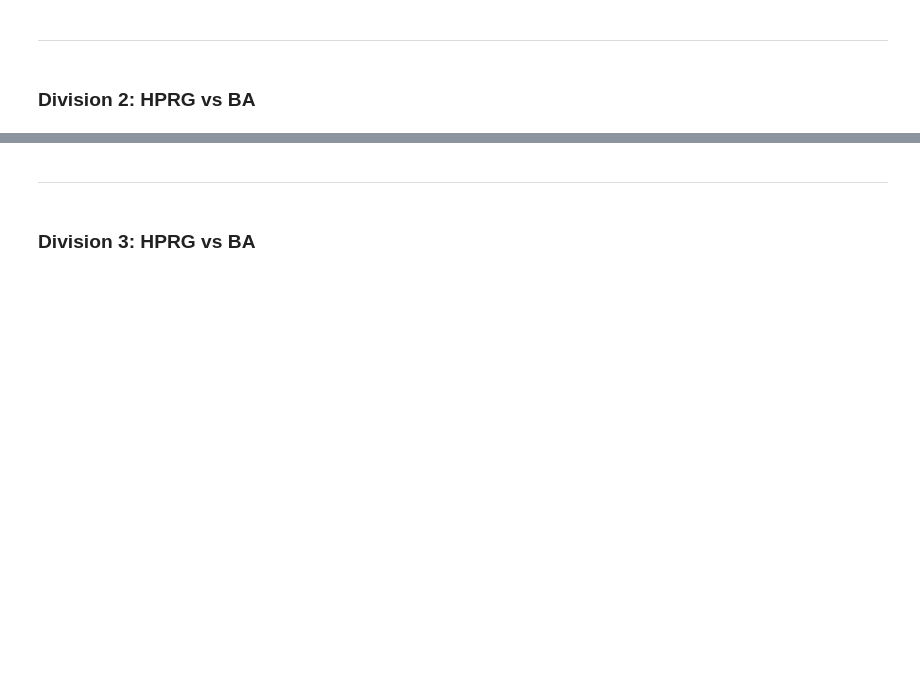
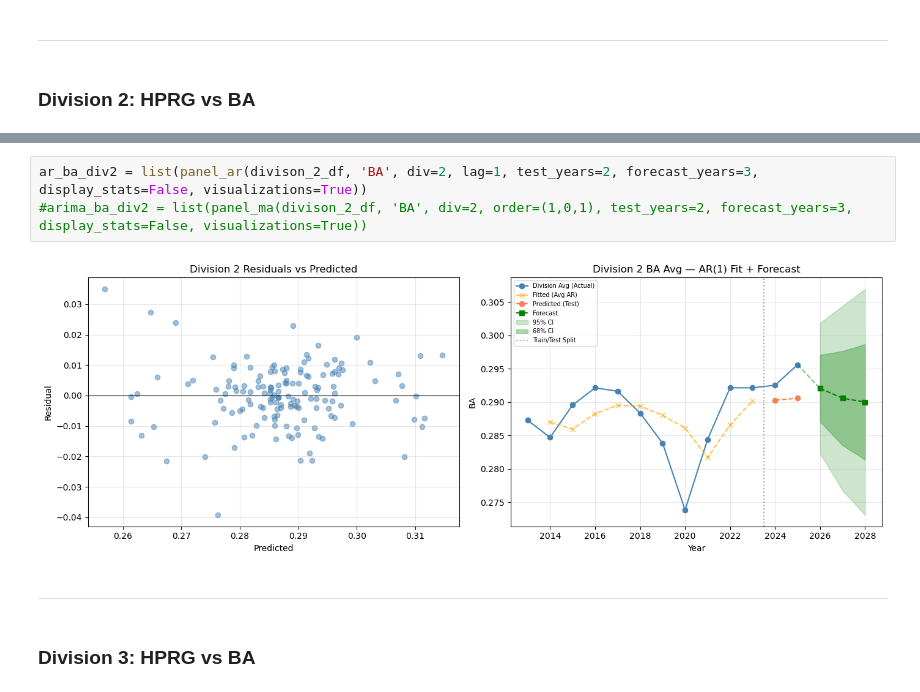
Before and after one commit to jeremym3817/DS4420-BiggsMarino-Final-Project, a Jupyter notebook: Jeremy Marino - DS4420 TimeSeries.ipynb, the cells around one changed output, grey strips where cells are left out. Cells and saved outputs as stored; diff of their text form; blank space fills up the shorter version.

```diff
--- a/Jeremy Marino - DS4420 TimeSeries.ipynb
+++ b/Jeremy Marino - DS4420 TimeSeries.ipynb
@@ -1031,3 +1035,8 @@ ar_ba_div1 = list(panel_ar(divison_1_df, 'BA', div=1, lag=1, test_years=2, forec
+# %%
+ar_ba_div2 = list(panel_ar(divison_2_df, 'BA', div=2, lag=1, test_years=2, forecast_years=3, display_stats=False, visualizations=True))
+#arima_ba_div2 = list(panel_ma(divison_2_df, 'BA', div=2, order=(1,0,1), test_years=2, forecast_years=3, display_stats=False, visualizations=True))
+# %% [output]
+[figure, added]
 # %% [markdown]
 ***
 # %% [markdown]
```
Also changed, not shown: parts of 9 cells of this notebook.
